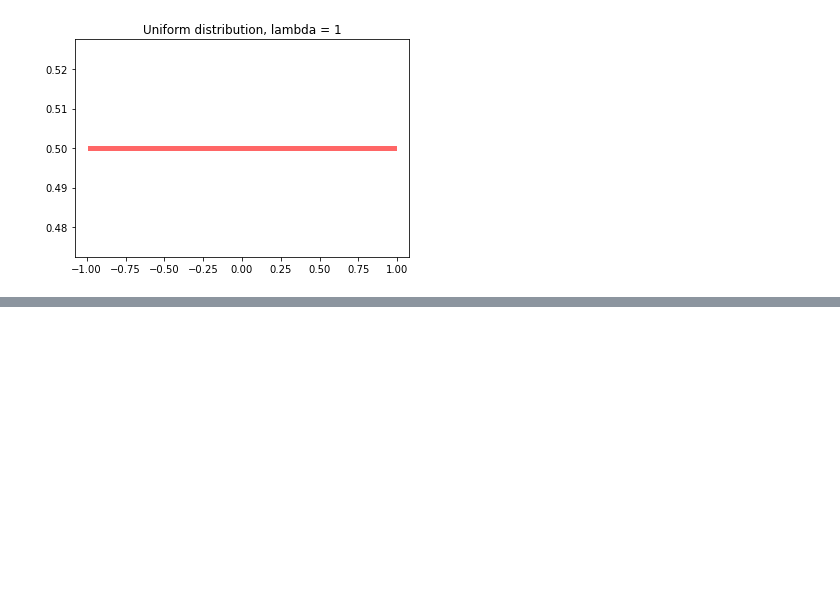
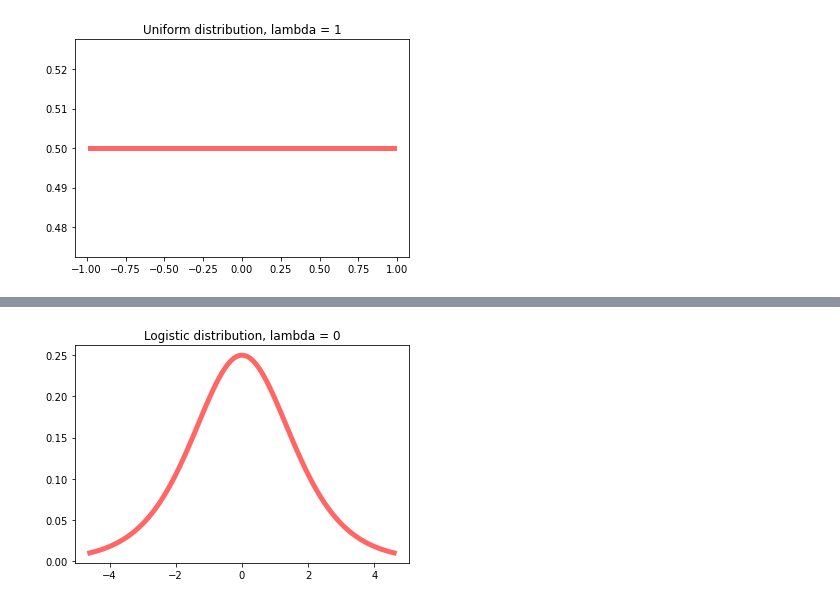
Before and after one commit to Vitomir84/Statistics-and-probability, a Jupyter notebook: Distributions with different Tukey's lambda.ipynb, the cells around one changed output, grey strips where cells are left out. Cells and saved outputs as stored; diff of their text form; code cells hidden in the pictures; blank space fills up the shorter version.

```diff
--- a/Distributions with different Tukey's lambda.ipynb
+++ b/Distributions with different Tukey's lambda.ipynb
@@ -75,0 +119,10 @@ mean, var, skew, kurt = tukeylambda.stats(lam, moments='mvsk')
+# %%
+import warnings
+warnings.filterwarnings('ignore')
+mean, var, skew, kurt = tukeylambda.stats(lambda_, moments='mvsk')
+z = np.linspace(tukeylambda.ppf(0.01, lambda_), tukeylambda.ppf(0.99, lambda_), 100)
+fig, ax = plt.subplots(1, 1)
+ax.plot(z, tukeylambda.pdf(z, lambda_),'r-', lw=5, alpha=0.6, label='tukeylambda pdf')
+ax.set_title('Logistic distribution, lambda = 0');
+# %% [output]
+[figure, added]
```
Also changed, not shown: parts of 23 cells of this notebook.
